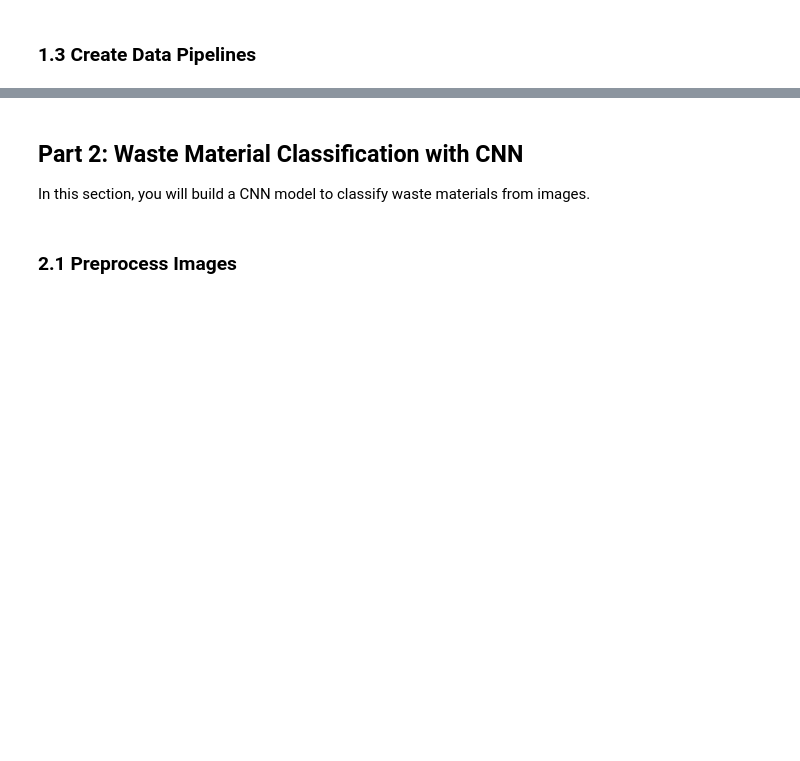
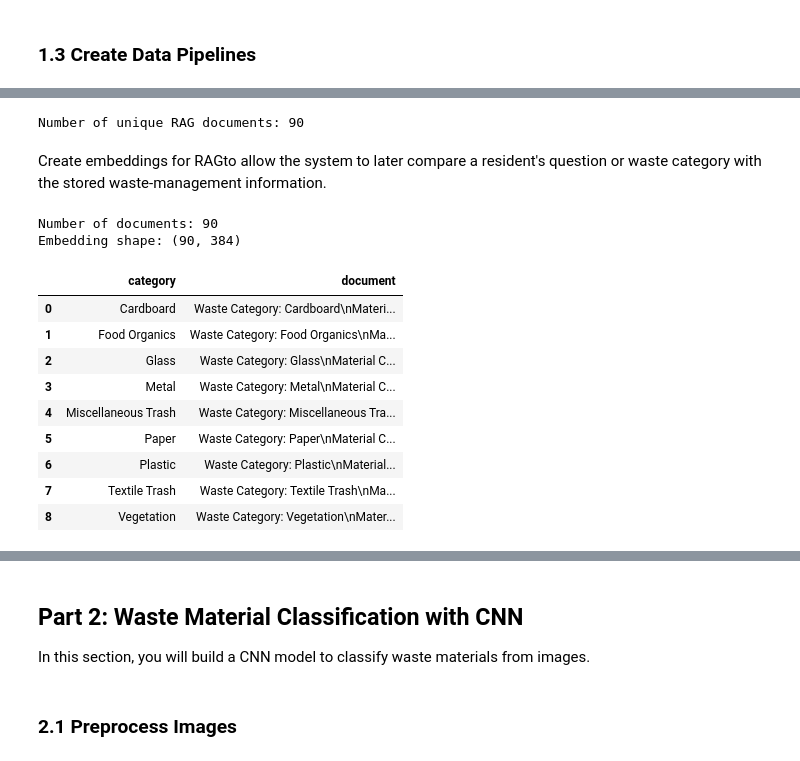
Before and after one commit to JacintaOsoro/NNs-and-SIMILIAR-MODELS-GROUP-8, a Jupyter notebook: waste_management_summative.ipynb, the cells around one changed output, grey strips where cells are left out. Saved outputs shown, nothing was run; the diff lists cells and outputs as text; code cells hidden in the pictures; blank space fills up the shorter version.

```diff
--- a/waste_management_summative.ipynb
+++ b/waste_management_summative.ipynb
@@ -290,0 +323,11 @@ dtype: object
+# %%
+# CLEAN TEXT
+df_description["clean_text"] = (
+    df_description["combined_text"]
+    .apply(clean_text)
+)
+
+df_policy_documents["clean_text"] = (
+    df_policy_documents["combined_text"]
+    .apply(clean_text)
+)
@@ -296,0 +523,68 @@ dtype: object
+# %%
+# Remove exact duplicate documents
+rag_documents = rag_data["rag_document"].drop_duplicates().reset_index(drop=True)
+
+print("Number of unique RAG documents:", len(rag_documents))
+# %% [output]
+Number of unique RAG documents: 90
+# %% [markdown]
+Create embeddings for RAGto allow the system to later compare a resident's question or waste category with the stored waste-management information.
+# %%
+# Create embeddings for RAGto allow the system to later compare a resident's question or waste category with the stored waste-management information.
+
+from sentence_transformers import SentenceTransformer
+# Load a sentence-transformer model
+embedding_model = SentenceTransformer("all-MiniLM-L6-v2")
+
+# Generate embeddings for the RAG documents
+rag_embeddings = embedding_model.encode(
+    rag_documents.tolist(),
+    show_progress_bar=True
+)
+
+print("Number of documents:", len(rag_documents))
+print("Embedding shape:", rag_embeddings.shape)
+# %% [output]
+Number of documents: 90
+Embedding shape: (90, 384)
+# %%
+# level RAG knowledge base to give compact RAG knowledge base containing one document for each waste category.
+category_documents = []
+
+for category, group in df_description.groupby("category"):
+
+    # Get unique instructions
+    instructions = group["disposal_instruction"].dropna().unique()
+
+    # Get material composition
+    composition = group["material_composition"].dropna().unique()
+
+    # Get common confusion information
+    confusions = group["common_confusion"].dropna().unique()
+
+    document = (
+        f"Waste Category: {category}\n"
+        f"Material Composition: {composition[0]}\n"
+        f"Disposal Instructions: {' '.join(instructions)}\n"
+        f"Common Confusion: {' '.join(confusions)}"
+    )
+
+    category_documents.append({
+        "category": category,
+        "document": document
+    })
+
+rag_category_df = pd.DataFrame(category_documents)
+
+rag_category_df
+# %% [output]
+|  | category | document |
+| 0 | Cardboard | Waste Category: Cardboard\nMateri... |
+| 1 | Food Organics | Waste Category: Food Organics\nMa... |
+| 2 | Glass | Waste Category: Glass\nMaterial C... |
+| 3 | Metal | Waste Category: Metal\nMaterial C... |
+| 4 | Miscellaneous Trash | Waste Category: Miscellaneous Tra... |
+| 5 | Paper | Waste Category: Paper\nMaterial C... |
+| 6 | Plastic | Waste Category: Plastic\nMaterial... |
+| 7 | Textile Trash | Waste Category: Textile Trash\nMa... |
+| 8 | Vegetation | Waste Category: Vegetation\nMater... |
```
Also changed, not shown: parts of 39 cells of this notebook.
